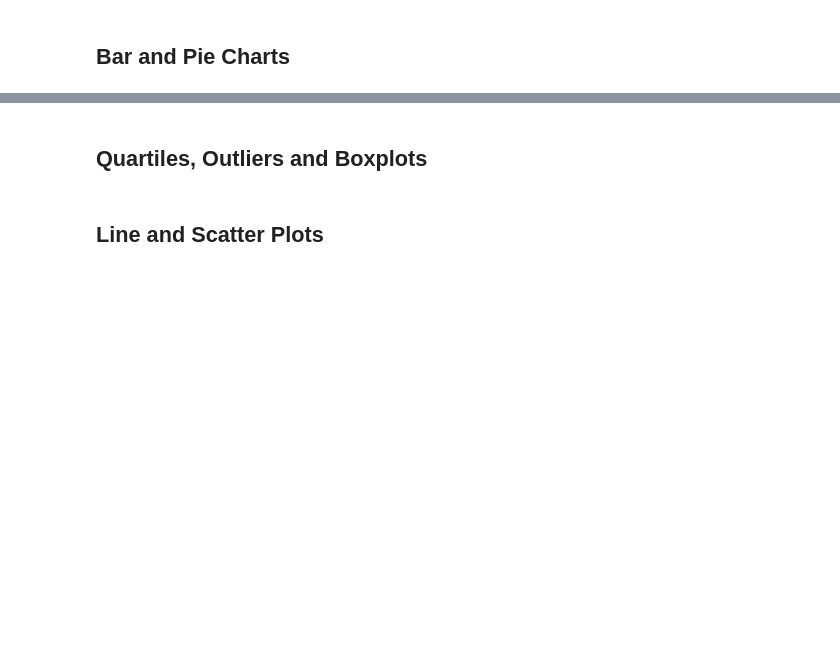
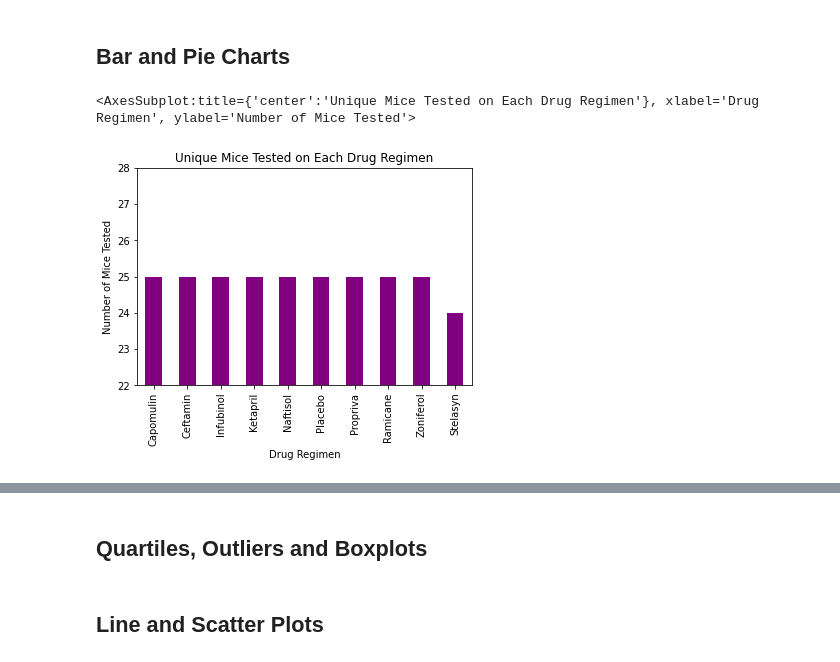
Before and after one commit to KristianSHamilton/matplotlib-challenge, a Jupyter notebook: pymaceuticals_starter.ipynb, the cells around one changed output, grey strips where cells are left out. Cells and saved outputs as stored; diff of their text form; code cells hidden in the pictures; blank space fills up the shorter version.

```diff
--- a/pymaceuticals_starter.ipynb
+++ b/pymaceuticals_starter.ipynb
@@ -143,3 +154,20 @@ Median                        51.820584
 # %% [markdown]
 ## Bar and Pie Charts
+# %%
+# Generate a bar plot showing the total number of unique mice tested on each drug regimen using pandas.
+uniqueMiceTested_df = mouse_metadata.drop_duplicates(subset=["Mouse ID"], keep="first")
+
+numTestsByDrug = uniqueMiceTested_df.groupby("Drug Regimen")["Mouse ID"].count()
+
+numTestsByDrug = numTestsByDrug.sort_values(ascending = False)
+
+testsPerDrug_plot = numTestsByDrug.plot(kind='bar', color='purple')
+testsPerDrug_plot.set_xlabel("Drug Regimen")
+testsPerDrug_plot.set_ylabel("Number of Mice Tested")
+testsPerDrug_plot.set_title("Unique Mice Tested on Each Drug Regimen")
+testsPerDrug_plot.set_ylim([22,28])
+testsPerDrug_plot
+# %% [output]
+<AxesSubplot:title={'center':'Unique Mice Tested on Each Drug Regimen'}, xlabel='Drug Regimen', ylabel='Number of Mice Tested'>
+[figure, added]
 # %%
```
Also changed, not shown: parts of 6 cells of this notebook.
